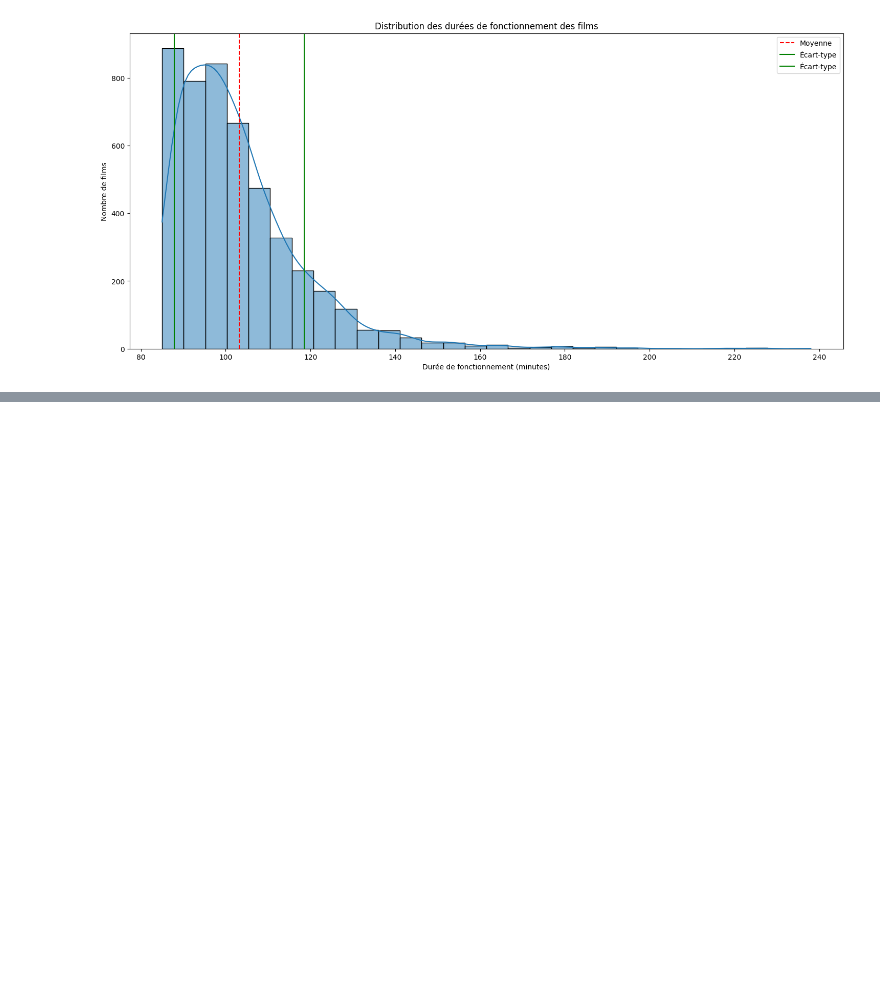
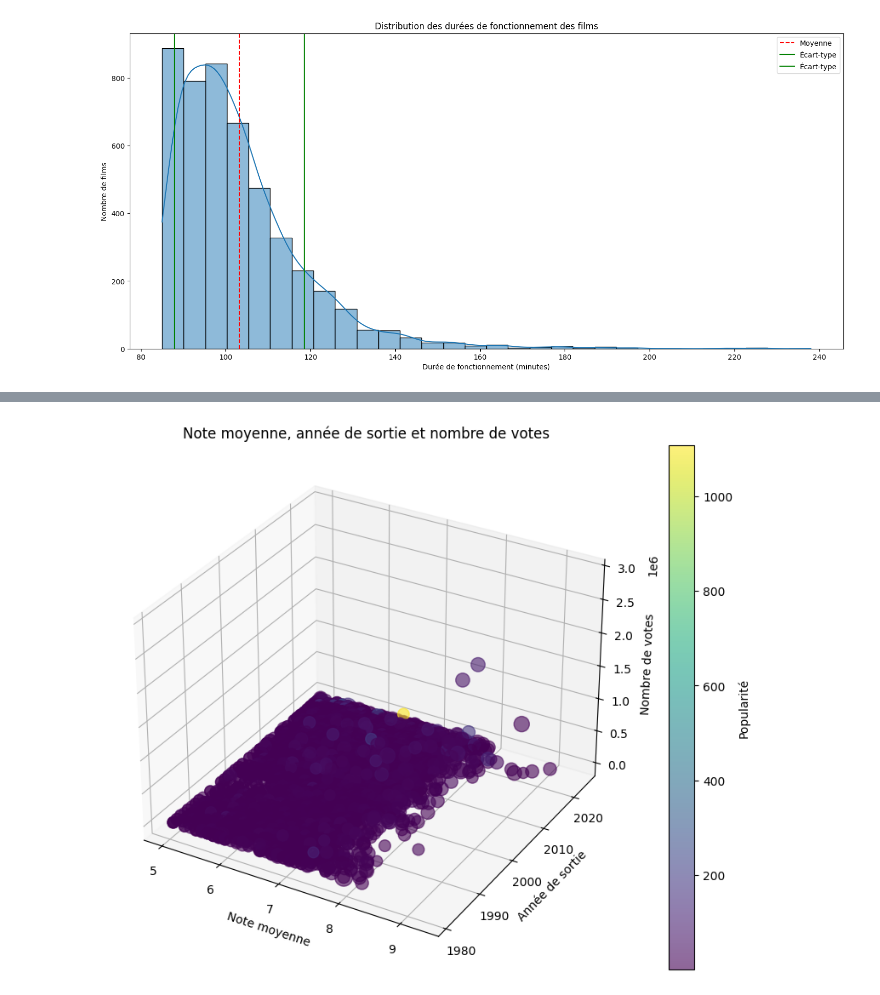
Before and after one commit to Patrick-NII/Projet-Data-IA, a Jupyter notebook: Merged_all_tables/merged_all_tables.ipynb, the cells around one changed output, grey strips where cells are left out. Drawn from its saved outputs; the diff is of its cells as text; code cells hidden in the pictures; blank space fills up the shorter version.

```diff
--- a/Merged_all_tables/merged_all_tables.ipynb
+++ b/Merged_all_tables/merged_all_tables.ipynb
@@ -130,0 +137,24 @@ plt.show()
+# %%
+# Note moyenne, année de sortie et nombre de votes
+plt.figure(figsize=(12, 8))
+ax = plt.subplot(111, projection='3d')
+x = df_merged['averageRating']
+y = df_merged['startYear']
+z = df_merged['numVotes']
+colors = df_merged['popularity']
+sizes = df_merged['runtimeMinutes']
+
+scatter = ax.scatter(x, y, z, c=colors, s=sizes, alpha=0.6)
+
+ax.set_xlabel('Note moyenne')
+ax.set_ylabel('Année de sortie')
+ax.set_zlabel('Nombre de votes')
+
+colorbar = plt.colorbar(scatter)
+colorbar.set_label('Popularité')
+
+plt.title('Note moyenne, année de sortie et nombre de votes')
+
+plt.show()
+# %% [output]
+[figure, added]
```
Also changed, not shown: parts of 4 cells of this notebook, 1 other file.
